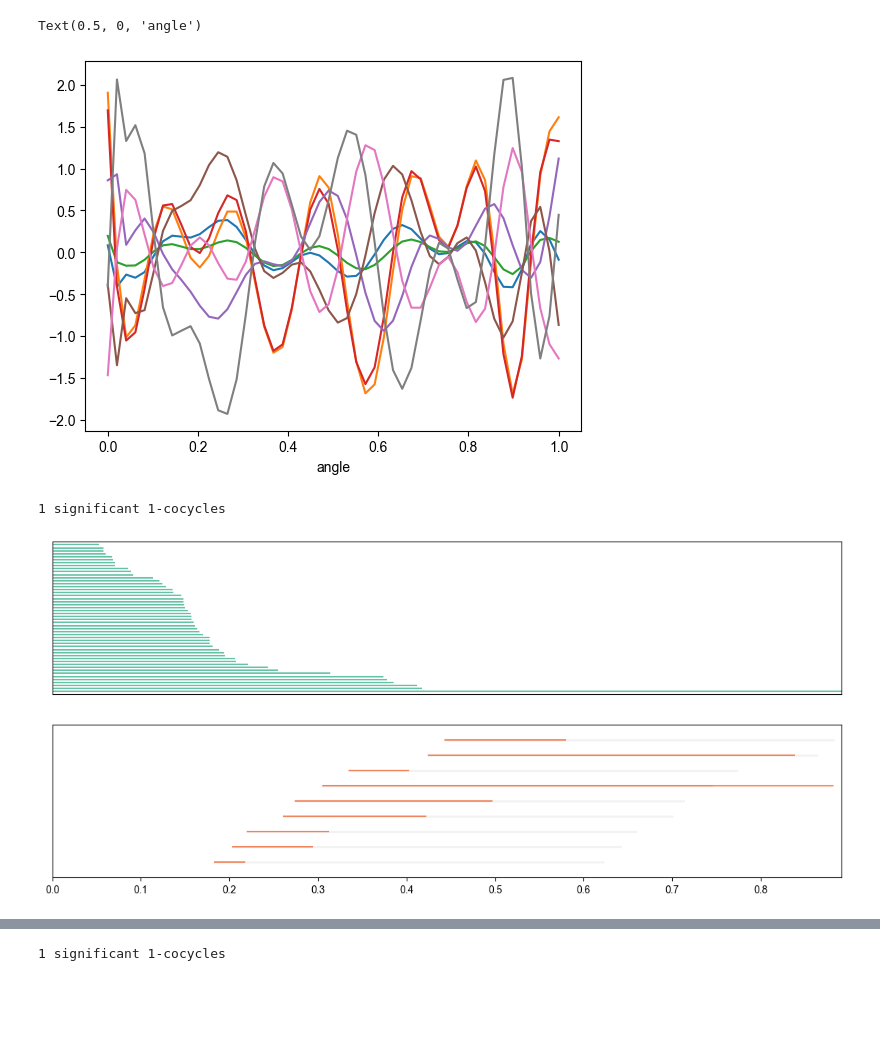
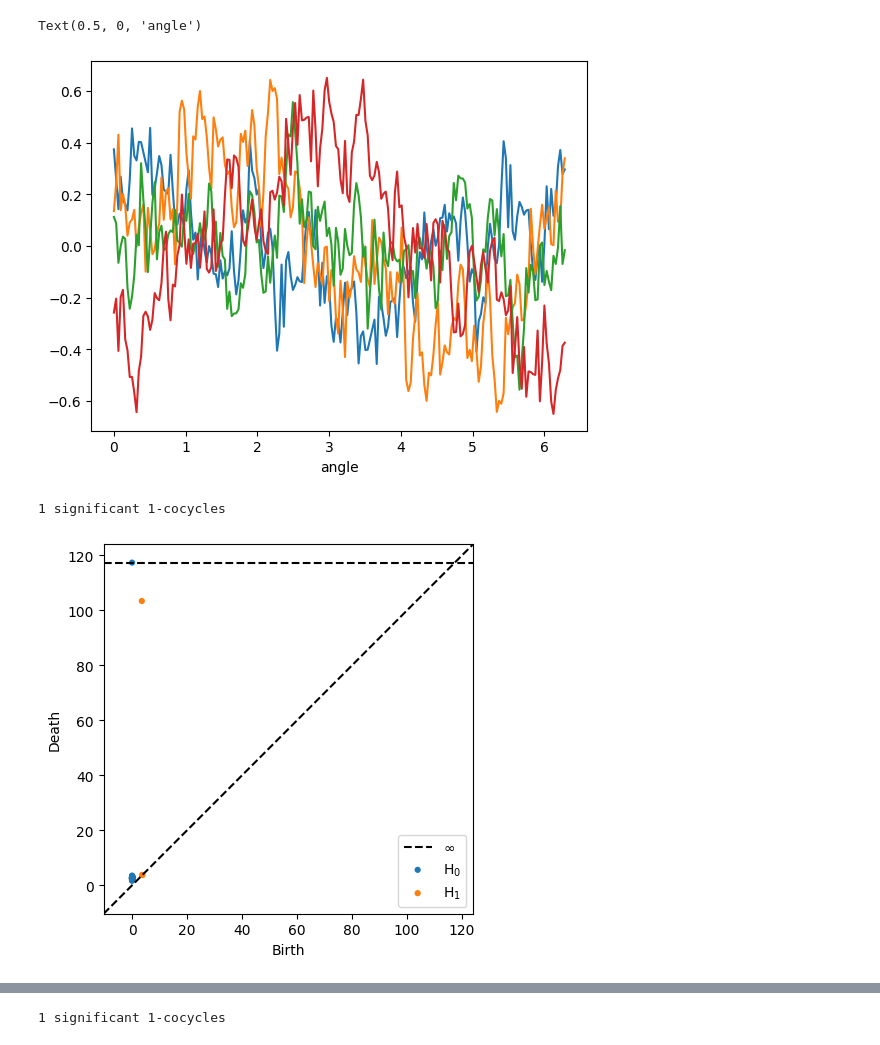
Before and after one commit to KBeshkov/NeuralHomology, a Jupyter notebook: examples/Tunning_curve_examples.ipynb, the cells around one changed output, grey strips where cells are left out. Saved outputs shown, nothing was run; the diff lists cells and outputs as text; code cells hidden in the pictures; blank space fills up the shorter version.

```diff
--- a/examples/Tunning_curve_examples.ipynb
+++ b/examples/Tunning_curve_examples.ipynb
@@ -7,31 +7,36 @@ from metrics import *
 plt.style.use('default')
 plt.rcParams["font.family"] = "Arial"
 # %%
-n_stim = 50
-n_neurons = 1000
+n_stim = 200
+n_neurons = 500
 n_pieces = 3
-mlfd_gen = Manifold_Generator()
-S1 = mlfd_gen(n_stim,'S1',1)
-stim_angles = np.linspace(0,1,n_stim)
+mfld_gen = Manifold_Generator()
+S1 = mfld_gen(n_stim,'S1',1)
+stim_angles = np.linspace(0,2*np.pi,n_stim)
 
 metric_used = geodesic_knn(k=4,adaptive=True).fit
 Homologizer = Persistent_Homology()
 
-projection = np.random.randn(n_neurons,2)
-tun_curves = projection@S1
-tun_curves = tun_curves[:,np.random.permutation(n_stim)]
-for i in range(n_neurons):
-    tun_curves[i] = np.polyval(np.polyfit(stim_angles, tun_curves[i],deg=18),stim_angles)
+projection = np.random.randn(n_neurons,2)@S1
+def projection_fn(x,iters):
+    for i in range(iters):
+        x = np.tanh(1*np.random.randn(n_neurons,n_neurons)@x)
+    x = 0.01*np.random.randn(n_neurons,n_neurons)@x
+    return x
+tun_curves =  projection_fn(projection,3)
+#tun_curves = tun_curves[:,np.random.permutation(n_stim)]
+#for i in range(n_neurons):
+#    tun_curves[i] = np.polyval(np.polyfit(stim_angles, tun_curves[i],deg=18),stim_angles)
 # %%
-plt.plot(stim_angles,tun_curves[5:13].T)
+plt.plot(stim_angles,tun_curves[5:9].T)
 plt.xlabel('angle')
 # %% [output]
 Text(0.5, 0, 'angle')
-[figure, old version]
+[figure, new version]
 # %%
 pvalue_hom_curves = Homologizer.perm_test(tun_curves.T,metric_used,n_perms=10,pval=100)
 hom_curves = Homologizer(tun_curves.T,metric_used,False,0,[1,None])
-Homologizer.barcode_plot(hom_curves[1],2,pval=pvalue_hom_curves[0])
+plot_diagrams(hom_curves[1])#Homologizer.barcode_plot(hom_curves[1],2,pval=pvalue_hom_curves[0])
 # %% [output]
 1 significant 1-cocycles
-[figure, old version]
+[figure, new version]
```
Also changed, not shown: parts of 15 cells of this notebook, 6 other files.
